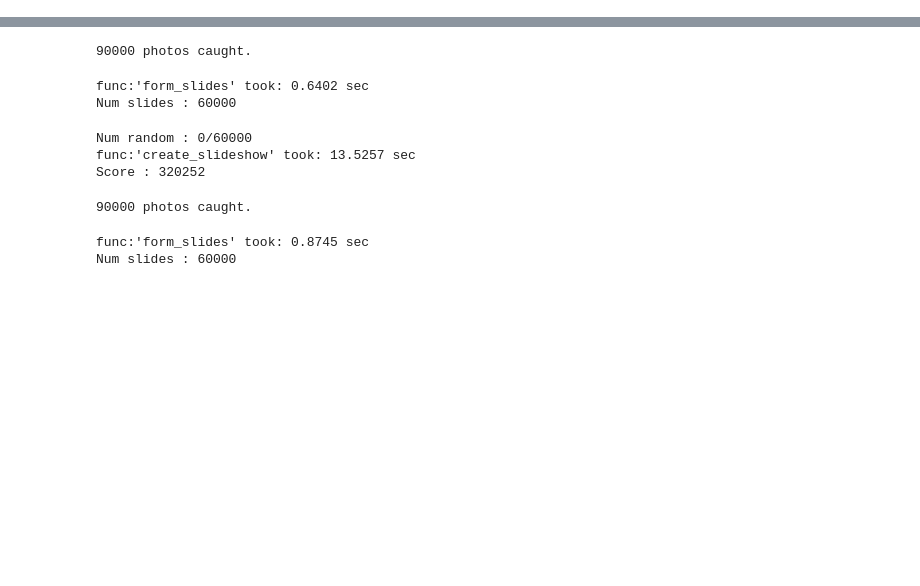
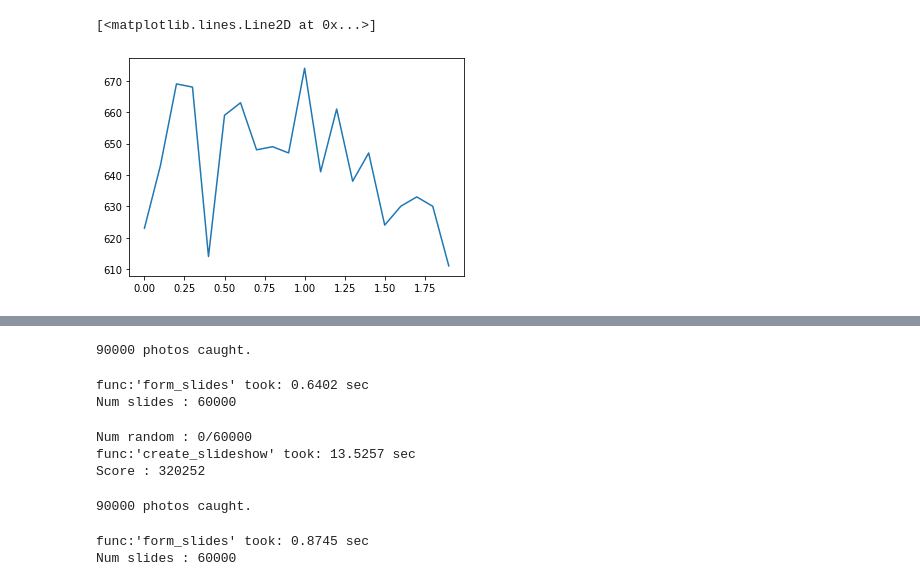
Before and after one commit to vesran/Photo-slideshow-optimization, a Jupyter notebook: notebooks/benchmark.ipynb, the cells around one changed output, grey strips where cells are left out. Drawn from its saved outputs; the diff is of its cells as text; code cells hidden in the pictures; blank space fills up the shorter version.

```diff
--- a/notebooks/benchmark.ipynb
+++ b/notebooks/benchmark.ipynb
@@ -13,3 +14,9 @@ import numpy as np
 import os
 # %%
 filename = "../data/c_memorable_moments.txt"
+# %%
+constants = np.arange(0., 2., 0.1)
+scores = []
+for constant in constants:
+    ss = UCBSolution().run(filename, max_candidates=10, ucb_constant=constant)
+    scores.append(score_slideshow(ss))
@@ -16,3 +94,8 @@ filename = "../data/c_memorable_moments.txt"
+# %%
+plt.plot(constants, scores)
+# %% [output]
+[<matplotlib.lines.Line2D at 0x...>]
+[figure, added]
 # %%
 slideshow_greedy = GreedySolution().run(filename, max_candidates=10)
 # %% [output]
```
Also changed, not shown: parts of 6 cells of this notebook, 1 other file.
